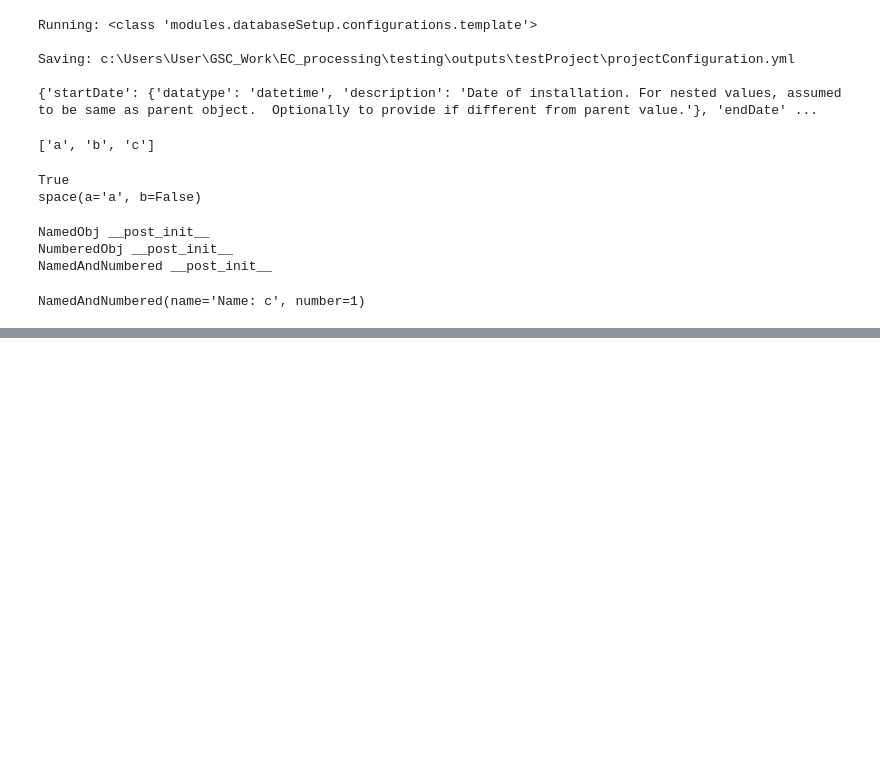
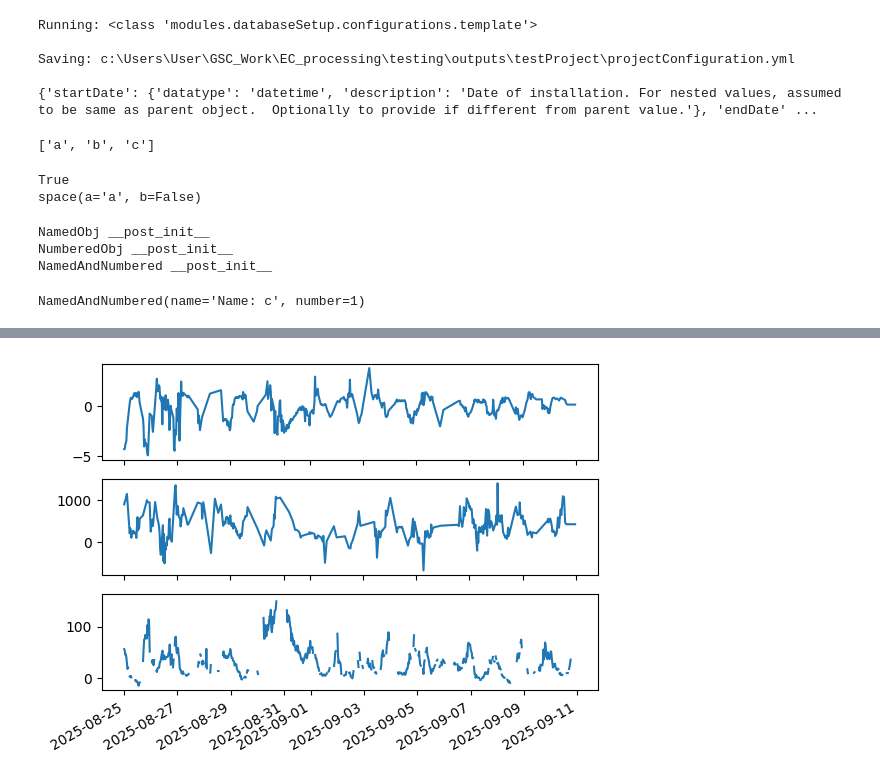
Before and after one commit to June-Skeeter/EC_processing, a Jupyter notebook: testing/test.ipynb, the cells around one changed output, grey strips where cells are left out. Drawn from its saved outputs; the diff is of its cells as text; code cells hidden in the pictures; blank space fills up the shorter version.

```diff
--- a/testing/test.ipynb
+++ b/testing/test.ipynb
@@ -184,0 +276,27 @@ x
+# %%
+import pandas as pd
+df = pd.read_csv(r'U:\data-dump\SCL\2025\20250910\57840_Flux_AmeriFluxFormat_13.dat',na_values="NAN")
+df.index=pd.to_datetime(df['TIMESTAMP_END'],format='%Y%m%d%H%M')
+# df.loc[df['u']]
+df.loc[df['USTAR']<.1,['FC','FCH4']]=np.nan
+# print(df['FC_SSITC_TEST'].describe())
+
+for flux in ['FC','FCH4','LE']:
+    df.loc[df[f'{flux}_SSITC_TEST']>0,flux]=np.nan
+    df.loc[((df[flux].mean()-df[flux])/df[flux].std()).abs()>3,flux]=np.nan
+
+# df = LUT(df,'FC')
+# df = LUT(df,'FCH4')
+# df = LUT(df,'LE')
+
+fig,ax=plt.subplots(3)
+df['FC'] = (df['FC']).interpolate()
+df['FCH4'] = (df['FCH4']).interpolate()
+ax[0].plot(df['FC'])
+ax[1].plot(df['FCH4'])
+ax[2].plot(df['LE'])
+df[['FC','FCH4','LE']].mean()
+
+fig.autofmt_xdate()
+# %% [output]
+[figure, added]
```
Also changed, not shown: parts of 10 cells of this notebook, 11 other files.
